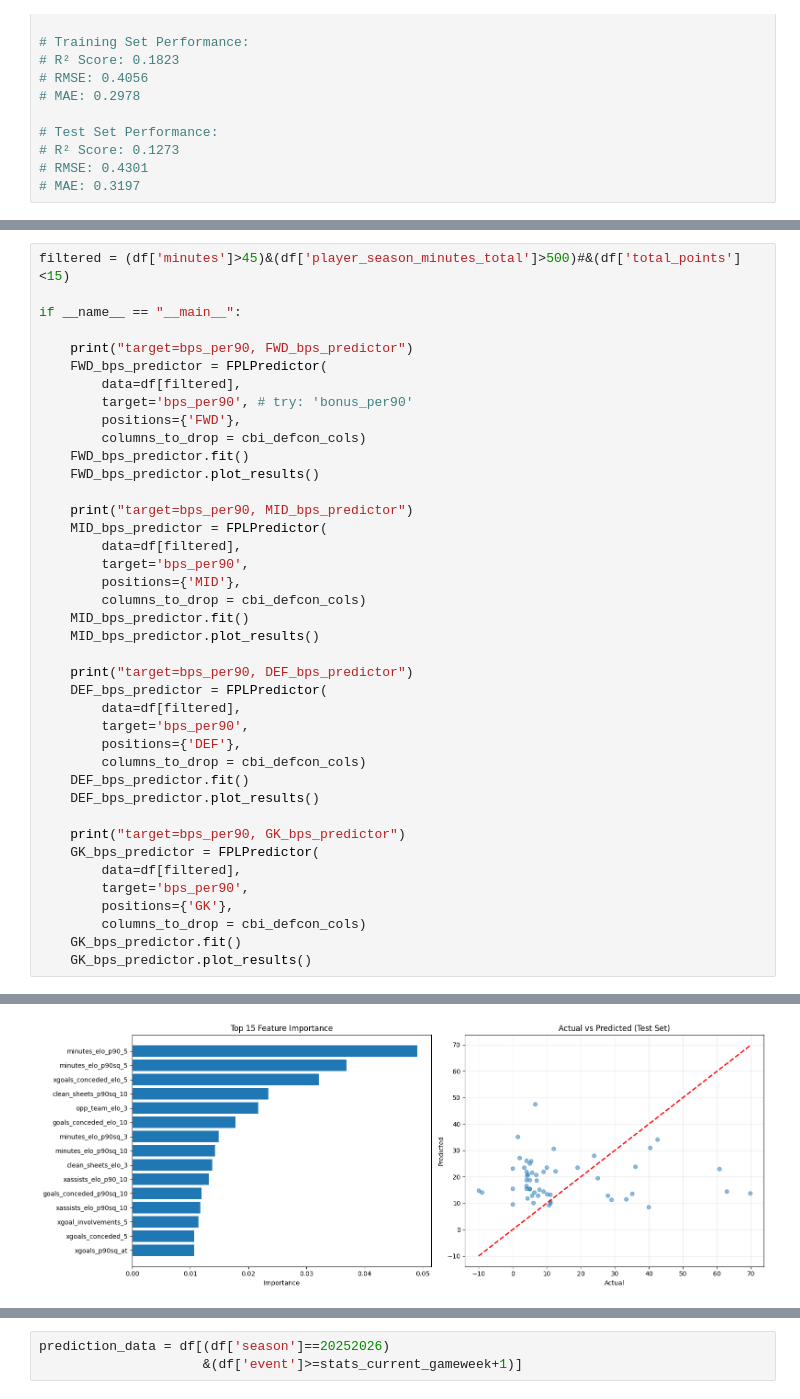
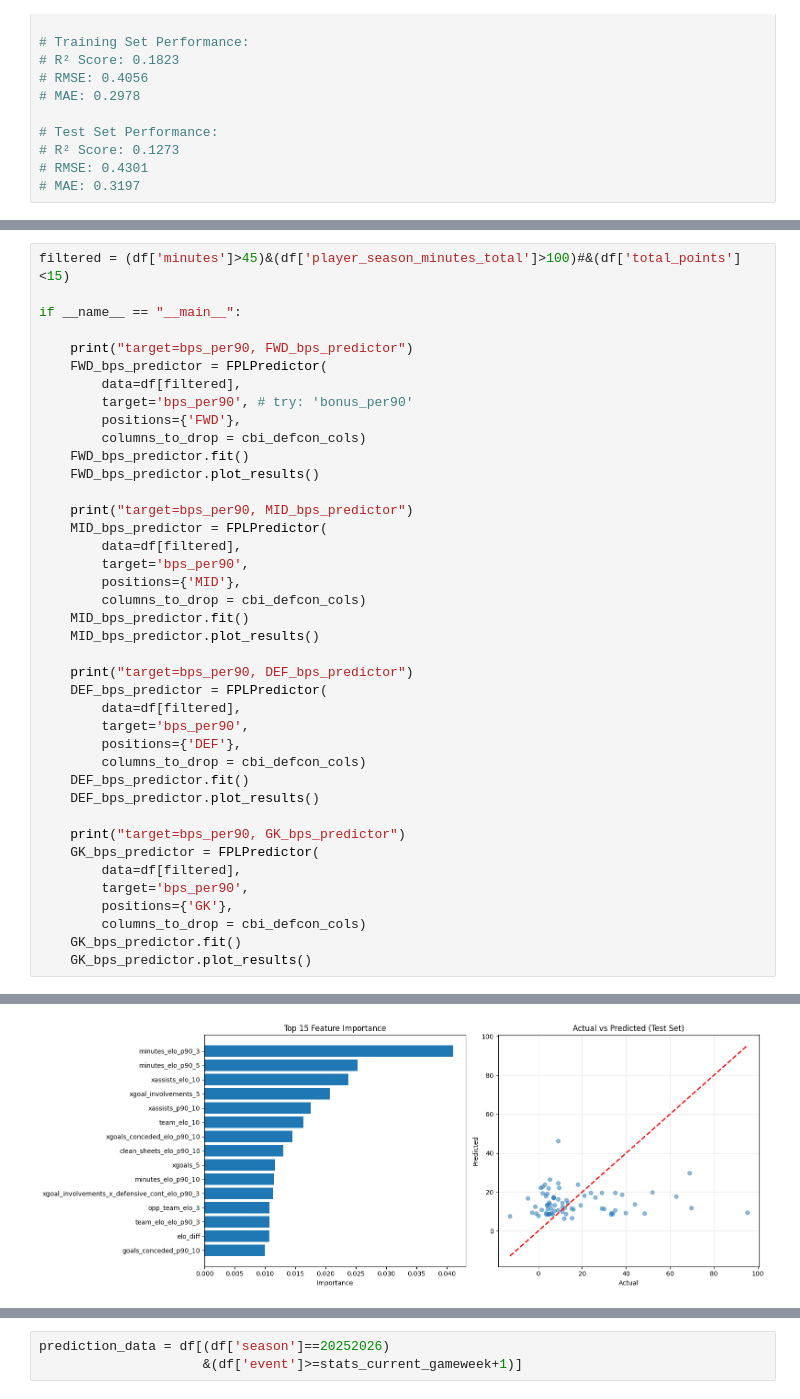
Before and after one commit to chrisimpacts/FPL-Points-Predictor, a Jupyter notebook: 3_FPL-Components-Prediction.ipynb, the cells around one changed output, grey strips where cells are left out. Saved outputs shown, nothing was run; the diff lists cells and outputs as text.

```diff
--- a/3_FPL-Components-Prediction.ipynb
+++ b/3_FPL-Components-Prediction.ipynb
@@ -978,5 +706,5 @@ MAE: 0.6531
 # %%
-filtered = (df['minutes']>45)&(df['player_season_minutes_total']>500)#&(df['total_points']<15)
+filtered = (df['minutes']>45)&(df['player_season_minutes_total']>100)#&(df['total_points']<15)
 
 if __name__ == "__main__":
 
@@ -1036,2 +764,2 @@ MAE: 15.6688
-[figure, old version]
+[figure, new version]
 target=bps_per90, MID_bps_predictor
```
Also changed, not shown: parts of 48 cells of this notebook, 8 other files.
